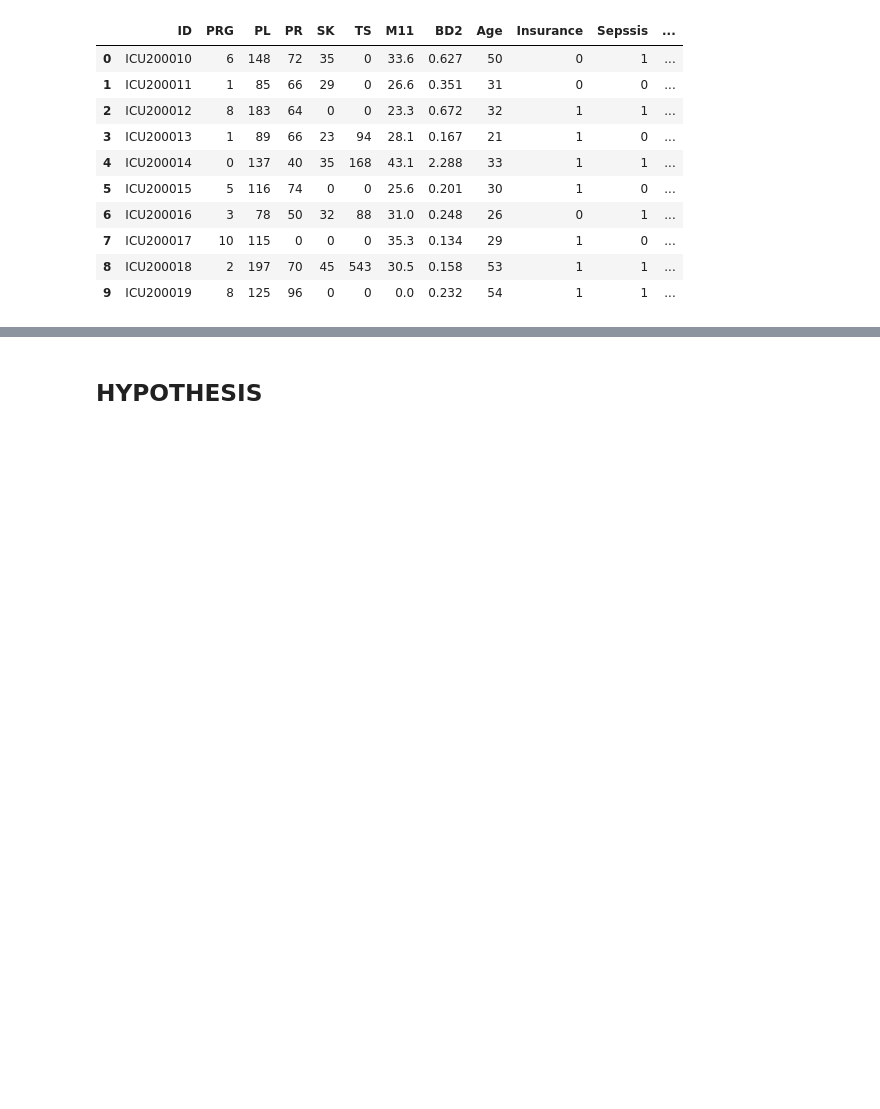
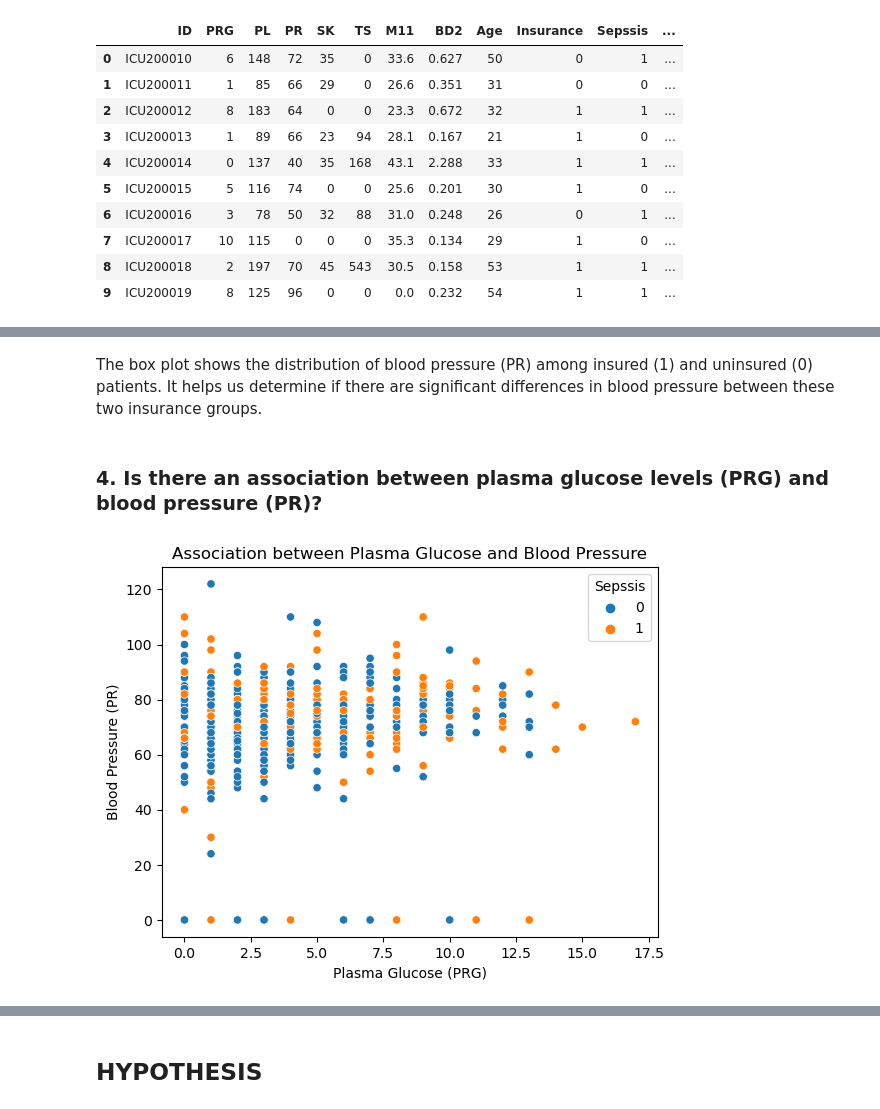
Before and after one commit to Israel-Anaba/Embed_ML_Model_Web_App, a Jupyter notebook: Sepssis ICU.ipynb, the cells around one changed output, grey strips where cells are left out. Drawn from its saved outputs; the diff is of its cells as text; code cells hidden in the pictures; blank space fills up the shorter version.

```diff
--- a/Sepssis ICU.ipynb
+++ b/Sepssis ICU.ipynb
@@ -356,0 +431,13 @@ df_train.head(10)
+# %% [markdown]
+The box plot shows the distribution of blood pressure (PR) among insured (1) and uninsured (0) patients. It helps us determine if there are significant differences in blood pressure between these two insurance groups.
+# %% [markdown]
+### 4.  Is there an association between plasma glucose levels (PRG) and blood pressure (PR)?
+# %%
+# Create a scatter plot to visualize the relationship between PRG and PR
+sns.scatterplot(data=df_train, x='PRG', y='PR', hue='Sepssis')
+plt.title('Association between Plasma Glucose and Blood Pressure')
+plt.xlabel('Plasma Glucose (PRG)')
+plt.ylabel('Blood Pressure (PR)')
+plt.show()
+# %% [output]
+[figure, added]
```
Also changed, not shown: parts of 104 cells of this notebook, 8 other files.
